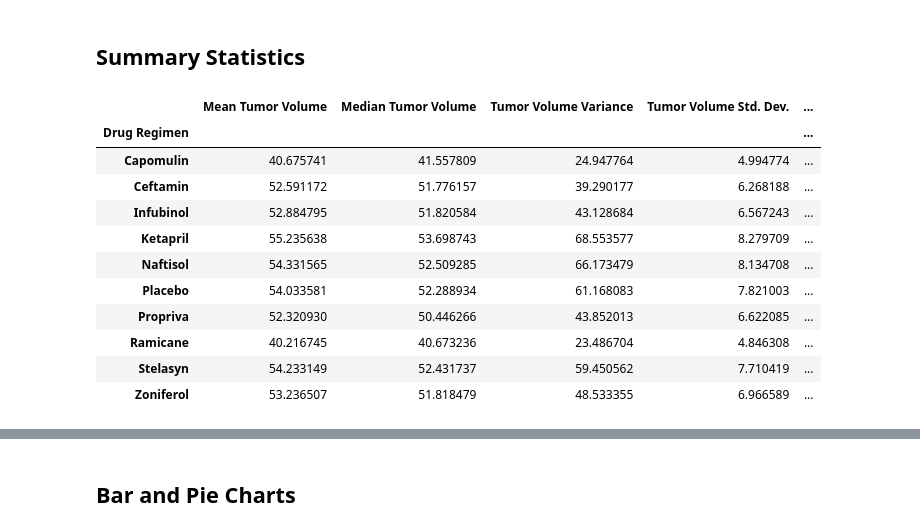
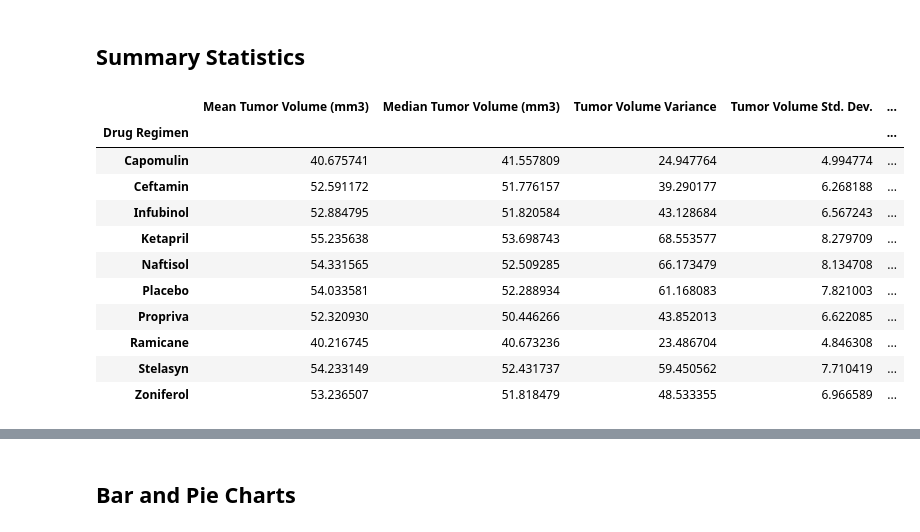
Before and after one commit to jonnybrammah/Pymaceuticals, a Jupyter notebook: Pymaceuticals/pymaceuticals.ipynb, the cells around one changed output, grey strips where cells are left out. Saved outputs shown, nothing was run; the diff lists cells and outputs as text; code cells hidden in the pictures.

```diff
--- a/Pymaceuticals/pymaceuticals.ipynb
+++ b/Pymaceuticals/pymaceuticals.ipynb
@@ -136,11 +136,28 @@ clean_results_complete.nunique()["Mouse ID"]
 # %%
 # Generate a summary statistics table of mean, median, variance, standard deviation, and SEM of the tumor volume for each regimen
 
 # Use groupby and summary statistical methods to calculate the following properties of each drug regimen:
 # mean, median, variance, standard deviation, and SEM of the tumor volume.
+grouped_results = clean_results_complete.groupby(["Drug Regimen"])
+mean_tumor_volume = grouped_results.mean()["Tumor Volume (mm3)"]
+median_tumor_volume = grouped_results.median()["Tumor Volume (mm3)"]
+variance_tumor_volume = grouped_results.var()["Tumor Volume (mm3)"]
+standard_deviation_tumor_volume = grouped_results.std()["Tumor Volume (mm3)"]
+standard_error_tumor_volume = grouped_results.sem()["Tumor Volume (mm3)"]
+
 # Assemble the resulting series into a single summary DataFrame.
+
+summary_results = pd.DataFrame({
+    "Mean Tumor Volume (mm3)" : mean_tumor_volume,
+    "Median Tumor Volume (mm3)" : median_tumor_volume,
+    "Tumor Volume Variance" : variance_tumor_volume,
+    "Tumor Volume Std. Dev." : standard_deviation_tumor_volume,
+   "Tumor Volume Std. Err." : standard_error_tumor_volume
+})
+
+summary_results
 # %% [output]
-|  | Mean Tumor Volume | Median Tumor Volume | Tumor Volume Variance | Tumor Volume Std. Dev. | ... |
+|  | Mean Tumor Volume (mm3) | Median Tumor Volume (mm3) | Tumor Volume Variance | Tumor Volume Std. Dev. | ... |
 | Drug Regimen |  |  |  |  | ... |
 | Capomulin | 40.675741 | 41.557809 | 24.947764 | 4.994774 | ... |
 | Ceftamin | 52.591172 | 51.776157 | 39.290177 | 6.268188 | ... |
```
Also changed, not shown: parts of 7 cells of this notebook.
